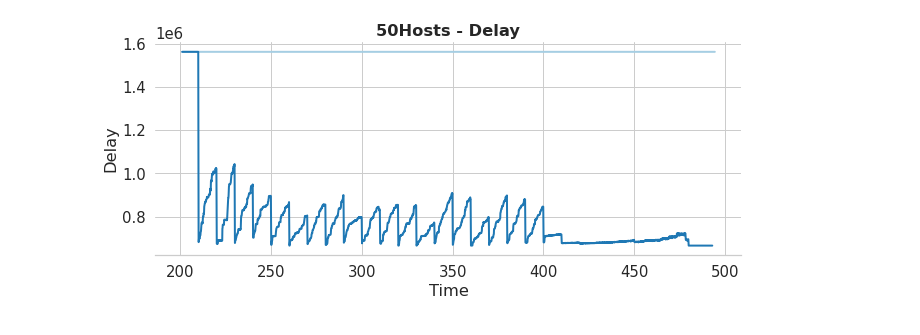
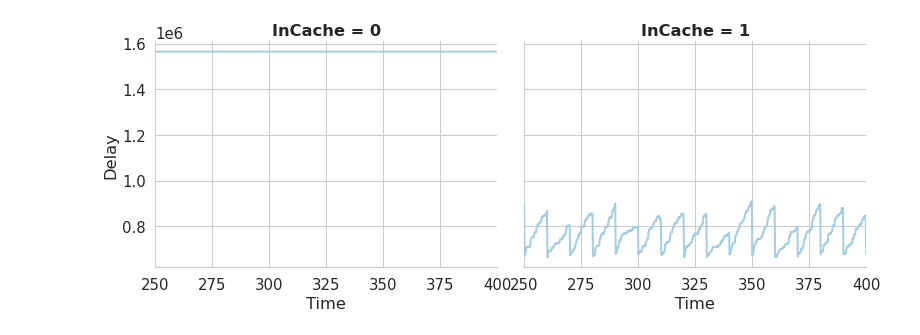
Before and after one commit to pedrobellotti/iperftestes, a Jupyter notebook: Simulacao/NovoArtigo/analisePingNovo.ipynb, the cells around one changed output. Saved outputs shown, nothing was run; the diff lists cells and outputs as text; code cells hidden in the pictures.

```diff
--- a/Simulacao/NovoArtigo/analisePingNovo.ipynb
+++ b/Simulacao/NovoArtigo/analisePingNovo.ipynb
@@ -109,15 +111,16 @@ df_concatenado = df_concatenado.groupby(["InCache", "Time:s"]).mean()
 df_concatenado.reset_index(inplace = True)
 #df_concatenado
 # %%
-snsplt = sns.relplot( x="Time:s", y="Delay:ns", hue="InCache", kind="line", legend=False,
+snsplt = sns.relplot( x="Time:s", y="Delay:ns", col="InCache", kind="line", legend=True,
                       data=df_concatenado, ci=confianca, markers=True)
-plt.title('50Hosts - Delay')
+#plt.title('50Hosts - Delay')
 snsplt.set_axis_labels("Time", "Delay")
 if (titulos):
     snsplt.fig.suptitle('50 hosts - Delay', y=1.05)
 snsplt.fig.set_size_inches(11,4)
 snsplt.despine(left=True)
+snsplt.set(xlim=(250, 400))
 if (salvarGraficos):
     snsplt.savefig("50hosts-delay.pdf")
 # %% [output]
-[figure, old version]
+[figure, new version]
```
Also changed, not shown: parts of 13 cells of this notebook, 2 other files.
